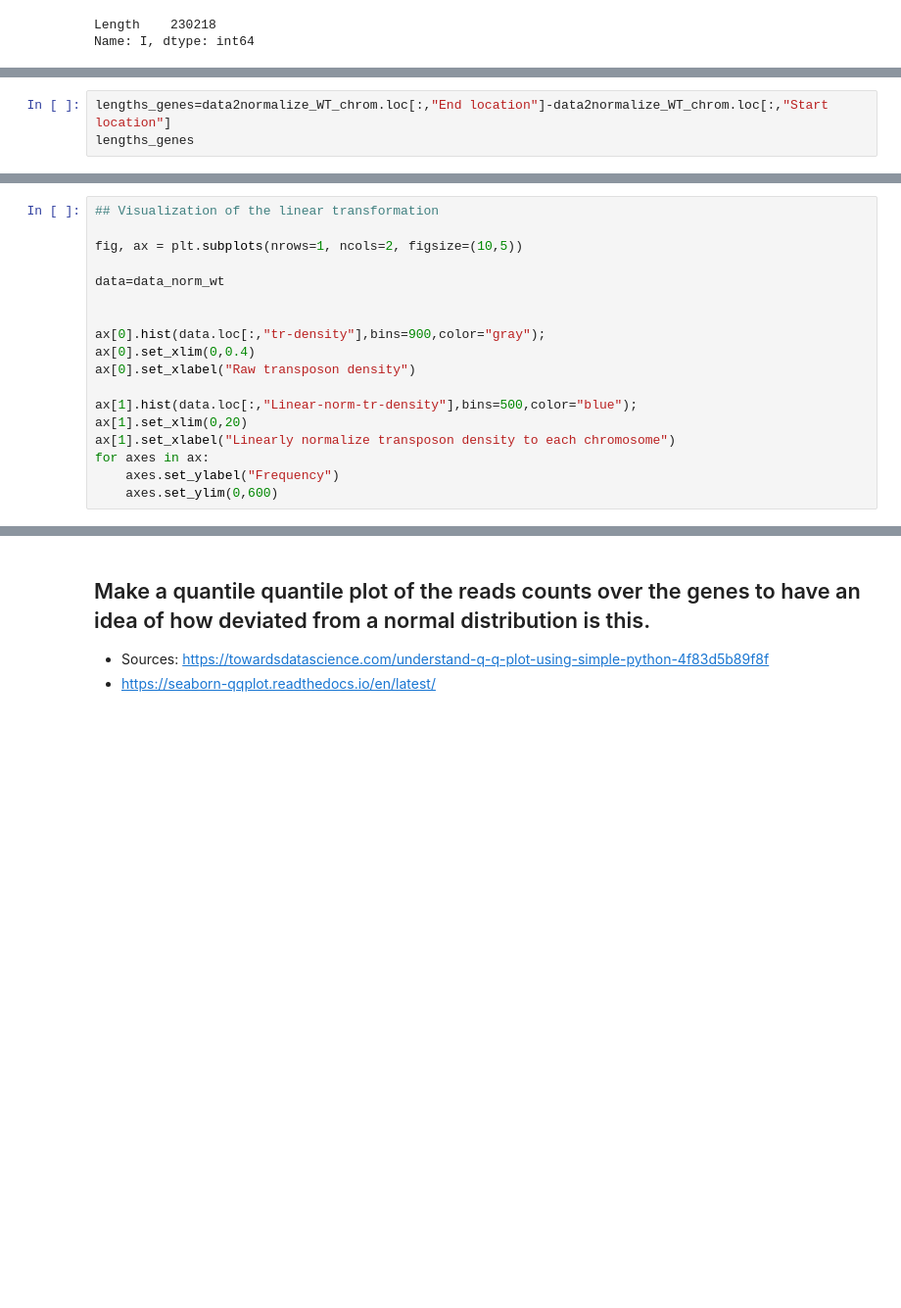
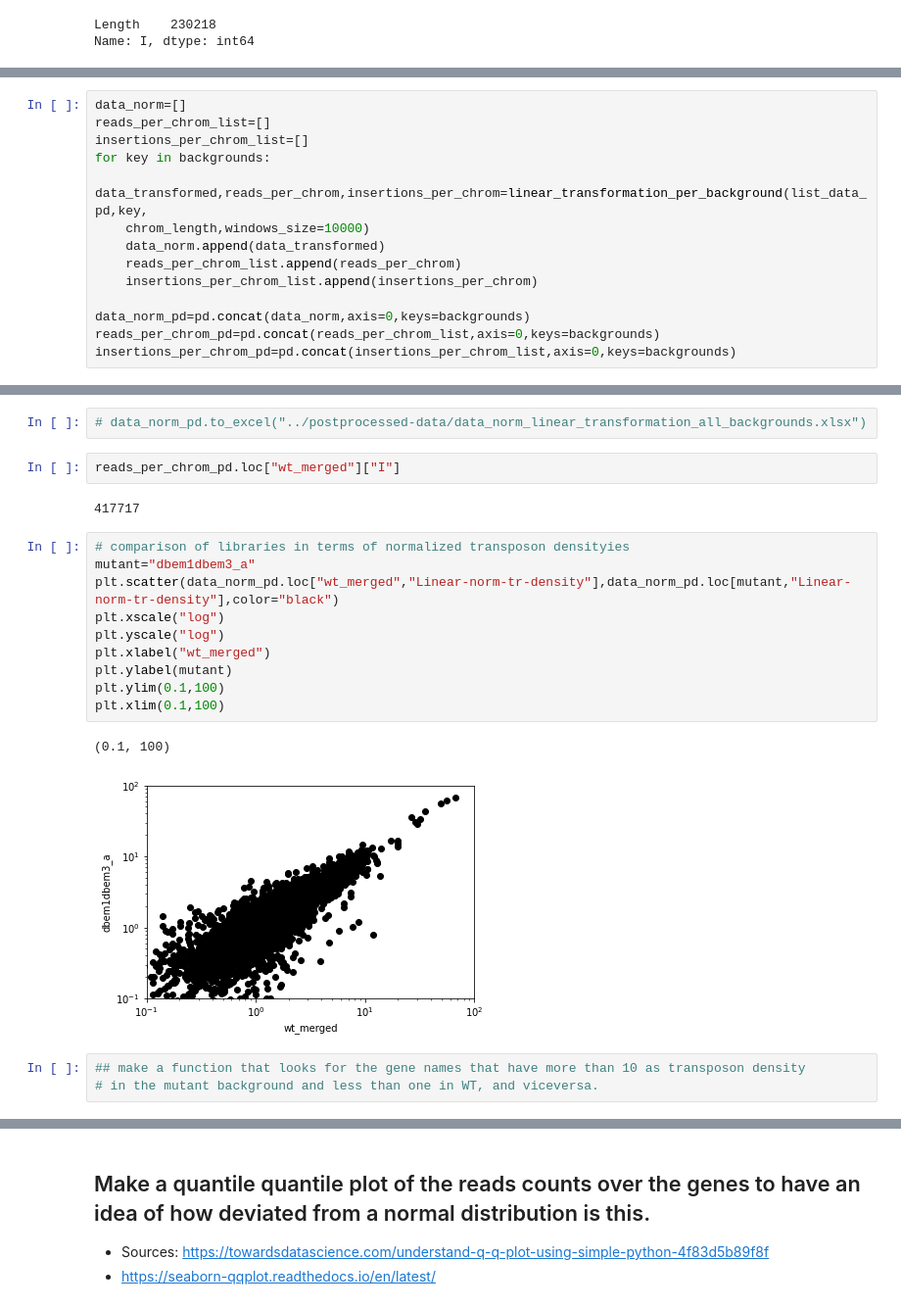
Before and after one commit to SATAY-LL/comparative-analysis-among-strains, a Jupyter notebook: src/normalization_procedures_satay_data.ipynb, the cells around one changed output, grey strips where cells are left out. Shown at 98% size. Cells and saved outputs as stored; diff of their text form; blank space fills up the shorter version.

```diff
--- a/src/normalization_procedures_satay_data.ipynb
+++ b/src/normalization_procedures_satay_data.ipynb
@@ -112,3 +81,0 @@ See the caveats in the documentation: https://pandas.pydata.org/pandas-docs/stab
-# %%
-lengths_genes=data2normalize_WT_chrom.loc[:,"End location"]-data2normalize_WT_chrom.loc[:,"Start location"]
-lengths_genes
@@ -212,18 +81,0 @@ for axes in ax:
-# %%
-## Visualization of the linear transformation
-
-fig, ax = plt.subplots(nrows=1, ncols=2, figsize=(10,5))
-
-data=data_norm_wt
-
-
-ax[0].hist(data.loc[:,"tr-density"],bins=900,color="gray");
-ax[0].set_xlim(0,0.4)
-ax[0].set_xlabel("Raw transposon density")
-
-ax[1].hist(data.loc[:,"Linear-norm-tr-density"],bins=500,color="blue");
-ax[1].set_xlim(0,20)
-ax[1].set_xlabel("Linearly normalize transposon density to each chromosome")
-for axes in ax:
-    axes.set_ylabel("Frequency")
-    axes.set_ylim(0,600)
@@ -354,0 +159,14 @@ plt.show()
+# %%
+data_norm=[]
+reads_per_chrom_list=[]
+insertions_per_chrom_list=[]
+for key in backgrounds:
+    data_transformed,reads_per_chrom,insertions_per_chrom=linear_transformation_per_background(list_data_pd,key,
+    chrom_length,windows_size=10000)
+    data_norm.append(data_transformed)
+    reads_per_chrom_list.append(reads_per_chrom)
+    insertions_per_chrom_list.append(insertions_per_chrom)
+
+data_norm_pd=pd.concat(data_norm,axis=0,keys=backgrounds)
+reads_per_chrom_pd=pd.concat(reads_per_chrom_list,axis=0,keys=backgrounds)
+insertions_per_chrom_pd=pd.concat(insertions_per_chrom_list,axis=0,keys=backgrounds)
@@ -354,0 +184,22 @@ plt.show()
+# %%
+# data_norm_pd.to_excel("../postprocessed-data/data_norm_linear_transformation_all_backgrounds.xlsx")
+# %%
+reads_per_chrom_pd.loc["wt_merged"]["I"]
+# %% [output]
+417717
+# %%
+# comparison of libraries in terms of normalized transposon densityies
+mutant="dbem1dbem3_a"
+plt.scatter(data_norm_pd.loc["wt_merged","Linear-norm-tr-density"],data_norm_pd.loc[mutant,"Linear-norm-tr-density"],color="black")
+plt.xscale("log")
+plt.yscale("log")
+plt.xlabel("wt_merged")
+plt.ylabel(mutant)
+plt.ylim(0.1,100)
+plt.xlim(0.1,100)
+# %% [output]
+(0.1, 100)
+[figure, added]
+# %%
+## make a function that looks for the gene names that have more than 10 as transposon density
+# in the mutant background and less than one in WT, and viceversa.
```
Also changed, not shown: parts of 38 cells of this notebook, 1 other file.
